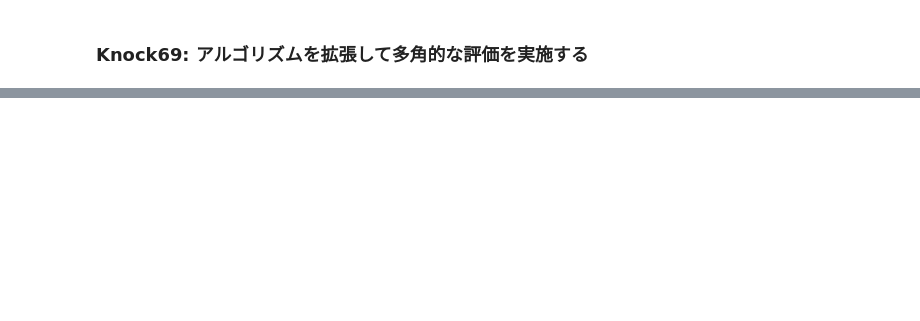
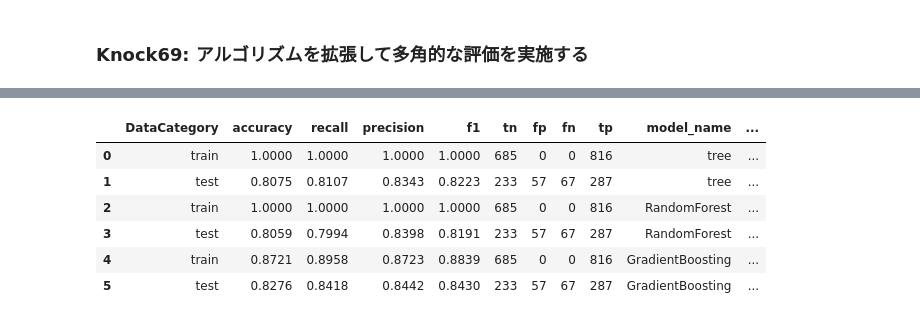
Before and after one commit to ginmaruGH/python-practical-machine-learning-system-100knocks, a Jupyter notebook: ch07/ch07.ipynb, the cells around one changed output, grey strips where cells are left out. Saved outputs shown, nothing was run; the diff lists cells and outputs as text; code cells hidden in the pictures; blank space fills up the shorter version.

```diff
--- a/ch07/ch07.ipynb
+++ b/ch07/ch07.ipynb
@@ -568,0 +666,12 @@ GradientBoostingClassifier
+# %%
+# 平日モデルの評価
+
+score_all.loc[score_all["model_target"] == "y_weekday"]
+# %% [output]
+|  | DataCategory | accuracy | recall | precision | f1 | tn | fp | fn | tp | model_name | ... |
+| 0 | train | 1.0000 | 1.0000 | 1.0000 | 1.0000 | 685 | 0 | 0 | 816 | tree | ... |
+| 1 | test | 0.8075 | 0.8107 | 0.8343 | 0.8223 | 233 | 57 | 67 | 287 | tree | ... |
+| 2 | train | 1.0000 | 1.0000 | 1.0000 | 1.0000 | 685 | 0 | 0 | 816 | RandomForest | ... |
+| 3 | test | 0.8059 | 0.7994 | 0.8398 | 0.8191 | 233 | 57 | 67 | 287 | RandomForest | ... |
+| 4 | train | 0.8721 | 0.8958 | 0.8723 | 0.8839 | 685 | 0 | 0 | 816 | GradientBoosting | ... |
+| 5 | test | 0.8276 | 0.8418 | 0.8442 | 0.8430 | 233 | 57 | 67 | 287 | GradientBoosting | ... |
```
Also changed, not shown: parts of 7 cells of this notebook.
